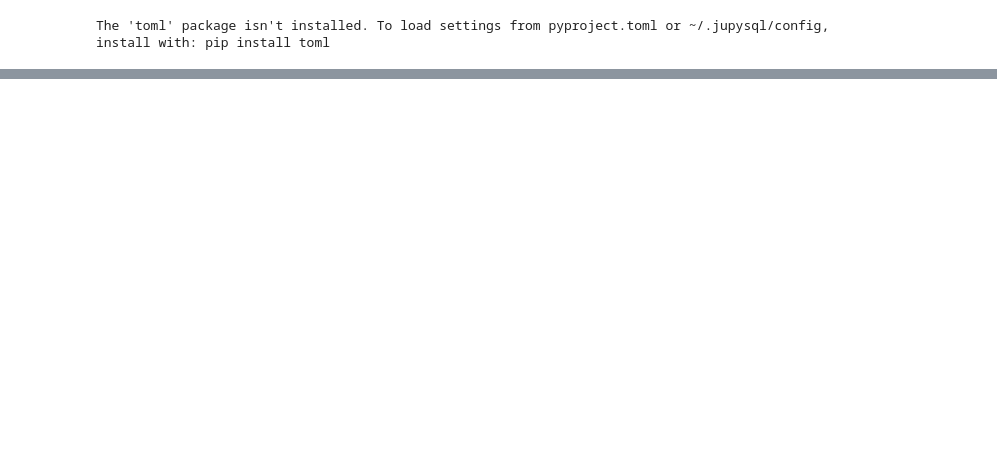
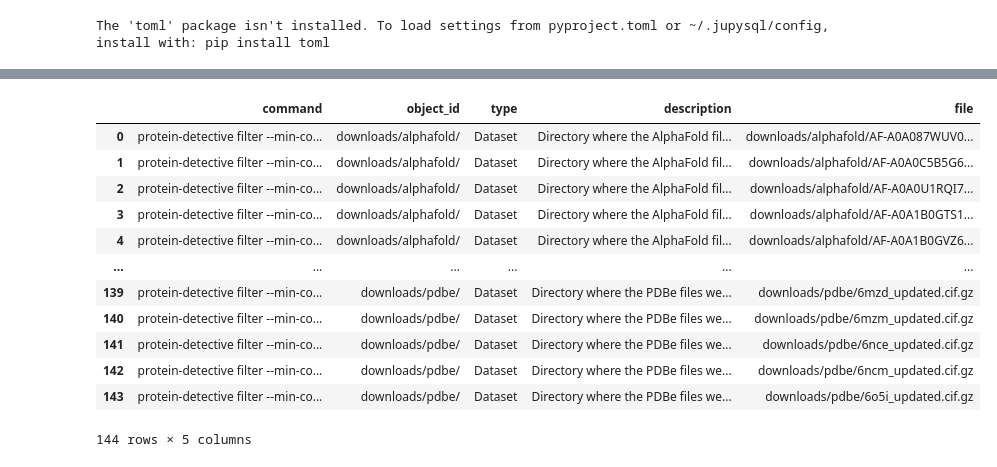
Before and after one commit to haddocking/protein-detective, a Jupyter notebook: docs/meta.ipynb, the cells around one changed output, grey strips where cells are left out. Cells and saved outputs as stored; diff of their text form; code cells hidden in the pictures; blank space fills up the shorter version.

```diff
--- a/docs/meta.ipynb
+++ b/docs/meta.ipynb
@@ -41,0 +192,22 @@ The 'toml' package isn't installed. To load settings from pyproject.toml or ~/.j
+# %%
+%%sql
+SELECT a.command, o.object_id, n.type, n.description , f.file
+FROM rocrate_create_actions a
+JOIN rocrate_objects o ON a.id = o.action_id
+JOIN rocrate_inodes n ON o.object_id = n.id
+JOIN structure_files f ON n.name = f.parent_dir
+WHERE a.command LIKE '%filter%'
+# %% [output]
+|  | command | object_id | type | description | file |
+| 0 | protein-detective filter --min-co... | downloads/alphafold/ | Dataset | Directory where the AlphaFold fil... | downloads/alphafold/AF-A0A087WUV0... |
+| 1 | protein-detective filter --min-co... | downloads/alphafold/ | Dataset | Directory where the AlphaFold fil... | downloads/alphafold/AF-A0A0C5B5G6... |
+| 2 | protein-detective filter --min-co... | downloads/alphafold/ | Dataset | Directory where the AlphaFold fil... | downloads/alphafold/AF-A0A0U1RQI7... |
+| 3 | protein-detective filter --min-co... | downloads/alphafold/ | Dataset | Directory where the AlphaFold fil... | downloads/alphafold/AF-A0A1B0GTS1... |
+| 4 | protein-detective filter --min-co... | downloads/alphafold/ | Dataset | Directory where the AlphaFold fil... | downloads/alphafold/AF-A0A1B0GVZ6... |
+| ... | ... | ... | ... | ... | ... |
+| 139 | protein-detective filter --min-co... | downloads/pdbe/ | Dataset | Directory where the PDBe files we... | downloads/pdbe/6mzd_updated.cif.gz |
+| 140 | protein-detective filter --min-co... | downloads/pdbe/ | Dataset | Directory where the PDBe files we... | downloads/pdbe/6mzm_updated.cif.gz |
+| 141 | protein-detective filter --min-co... | downloads/pdbe/ | Dataset | Directory where the PDBe files we... | downloads/pdbe/6nce_updated.cif.gz |
+| 142 | protein-detective filter --min-co... | downloads/pdbe/ | Dataset | Directory where the PDBe files we... | downloads/pdbe/6ncm_updated.cif.gz |
+| 143 | protein-detective filter --min-co... | downloads/pdbe/ | Dataset | Directory where the PDBe files we... | downloads/pdbe/6o5i_updated.cif.gz |
+144 rows × 5 columns
```
Also changed, not shown: parts of 17 cells of this notebook, 2 other files.
